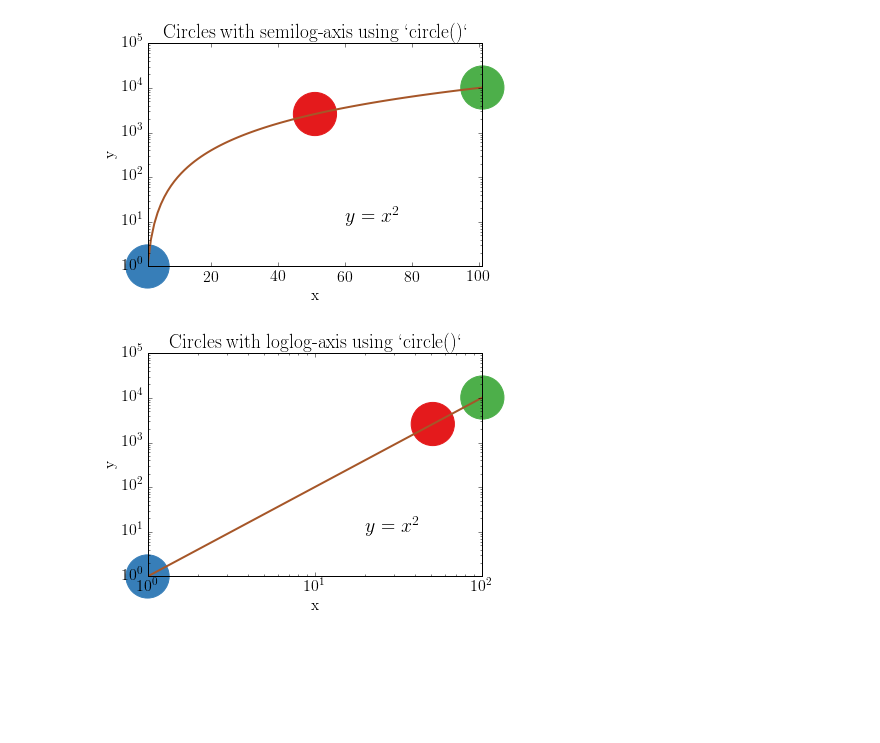
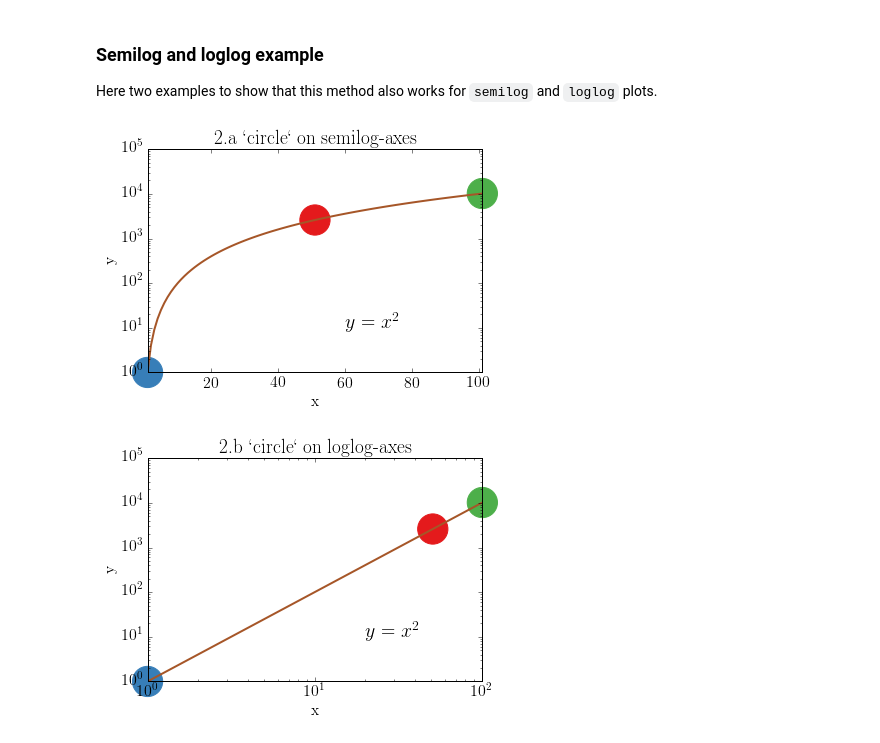
Before and after one commit to prisae/blog-notebooks, a Jupyter notebook: Circle.ipynb, the cells around one changed output. Cells and saved outputs as stored; diff of their text form; code cells hidden in the pictures; blank space fills up the shorter version.

```diff
--- a/Circle.ipynb
+++ b/Circle.ipynb
@@ -16,9 +18,9 @@ colours = ['#377eb8', '#e41a1c', '#4daf4a', '#984ea3', '#ff7f00', '#ffff33', '#a
 # %%
 def circle(xy, radius, kwargs=None):
-    """Create circle on figure with axis of different sizes.
+    """Create circle on figure with axes of different sizes.
 
     Plots a circle on the curent axes using `plt.Circle`, taking into acount
-    the figure size and the axis units.
+    the figure size and the axes units.
 
     It is done by plotting in the figure coordinate system, taking the aspect
     ratio into account. In this way, the data dimensions do not matter.
@@ -26,7 +28,7 @@ def circle(xy, radius, kwargs=None):
     Parameters
     ----------
     xy, radius, kwars :
-        As needed for `plt.Circle`.
+        As required for `plt.Circle`.
 
     """
 
@@ -34,9 +36,10 @@ def circle(xy, radius, kwargs=None):
     fig = plt.gcf()
     ax = fig.gca()
 
-    # get figure dimensions
+    # Get figure dimensions
     fd = [fig.get_figwidth(), fig.get_figheight()]
 
+    # Calculate ratio width/height
     pr = fd[0]/fd[1]
 
     # Get the transScale (important if one of the axis is in log-scale)
@@ -44,7 +47,7 @@ def circle(xy, radius, kwargs=None):
     ctscale = tscale.transform_point(xy)
     cfig = fig.transFigure.inverted().transform(ctscale)
 
-    # Get circle
+    # Create circle
     if kwargs == None:
         circ = patches.Ellipse(cfig, radius, radius*pr,
                 transform=fig.transFigure)
@@ -145,38 +184,56 @@ plt.show()
+# %% [markdown]
+### Semilog and loglog example
+
+Here two examples to show that this method also works for `semilog` and `loglog` plots.
 # %%
-x = np.arange(1,102)
-y = x**2
+# Generate some data to plot
+lx = np.arange(1, 102)
+ly = lx**2
 
+## 2.a Semilog
+
+# Create figure
 fig2a = plt.figure()
 
-plt.semilogy(x, y, '-', c=colours[6], lw=2)
+# Plot data
+plt.semilogy(lx, ly, '-', c=colours[6], lw=2)
 
-plt.xlim([min(x), max(x)])
+# Set limits
+plt.xlim([min(lx), max(lx)])
 
+# Plot circles
 for i in range(3):
-    circle((i*50+1, (i*50+1)**2), 0.1, {'color':colours[i], 'clip_on': False})
+    circle((i*50+1, (i*50+1)**2), 0.07, {'color':colours[i], 'clip_on': False})
 
+# Set labels
+plt.title('2.a `circle` on semilog-axes')
 plt.text(60, 10, r'$y = x^2$', fontsize=20)
 plt.xlabel('x')
 plt.ylabel('y')
-plt.title('Circles with semilog-axis using `circle()`')
 
-####
 
+## 2.b Loglog
+
+# Create figure
 fig2a = plt.figure()
 
-plt.loglog(x, y, '-', c=colours[6], lw=2)
+# Plot data
+plt.loglog(lx, ly, '-', c=colours[6], lw=2)
 
-plt.xlim([min(x), max(x)])
+# Set limits
+plt.xlim([min(lx), max(lx)])
 
+# Plot circles
 for i in range(3):
-    circle((i*50+1, (i*50+1)**2), .1, {'color':colours[i], 'clip_on': False})
+    circle((i*50+1, (i*50+1)**2), .07, {'color':colours[i], 'clip_on': False})
 
+# Set labels
+plt.title('2.b `circle` on loglog-axes')
 plt.text(20, 10, r'$y = x^2$', fontsize=20)
 plt.xlabel('x')
 plt.ylabel('y')
-plt.title('Circles with loglog-axis using `circle()`')
 
 plt.show()
 # %% [output]
-[figure, old version]
+[figure, new version]
-[figure, old version]
+[figure, new version]
```
Also changed, not shown: parts of 6 cells of this notebook, 1 other file.
